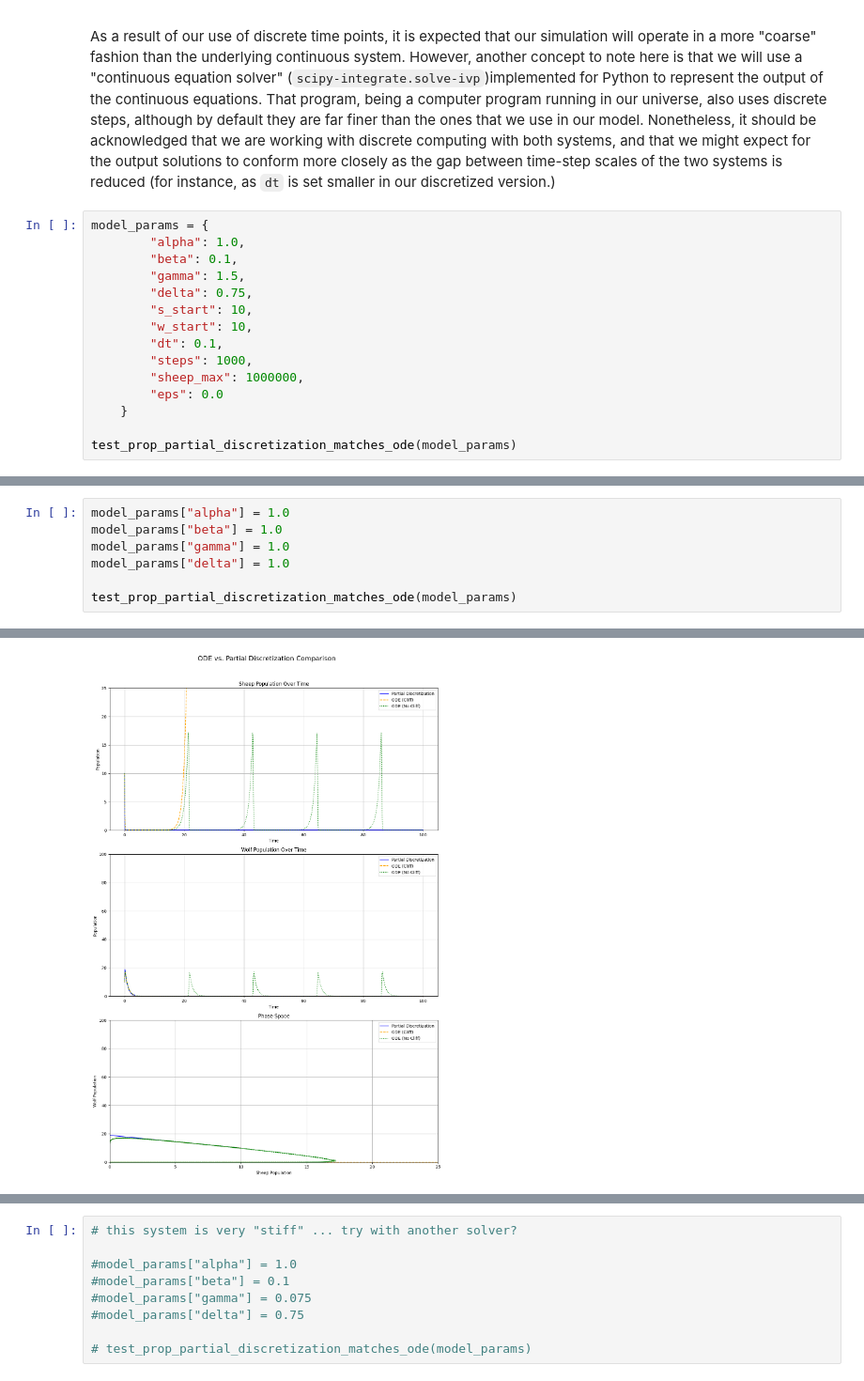
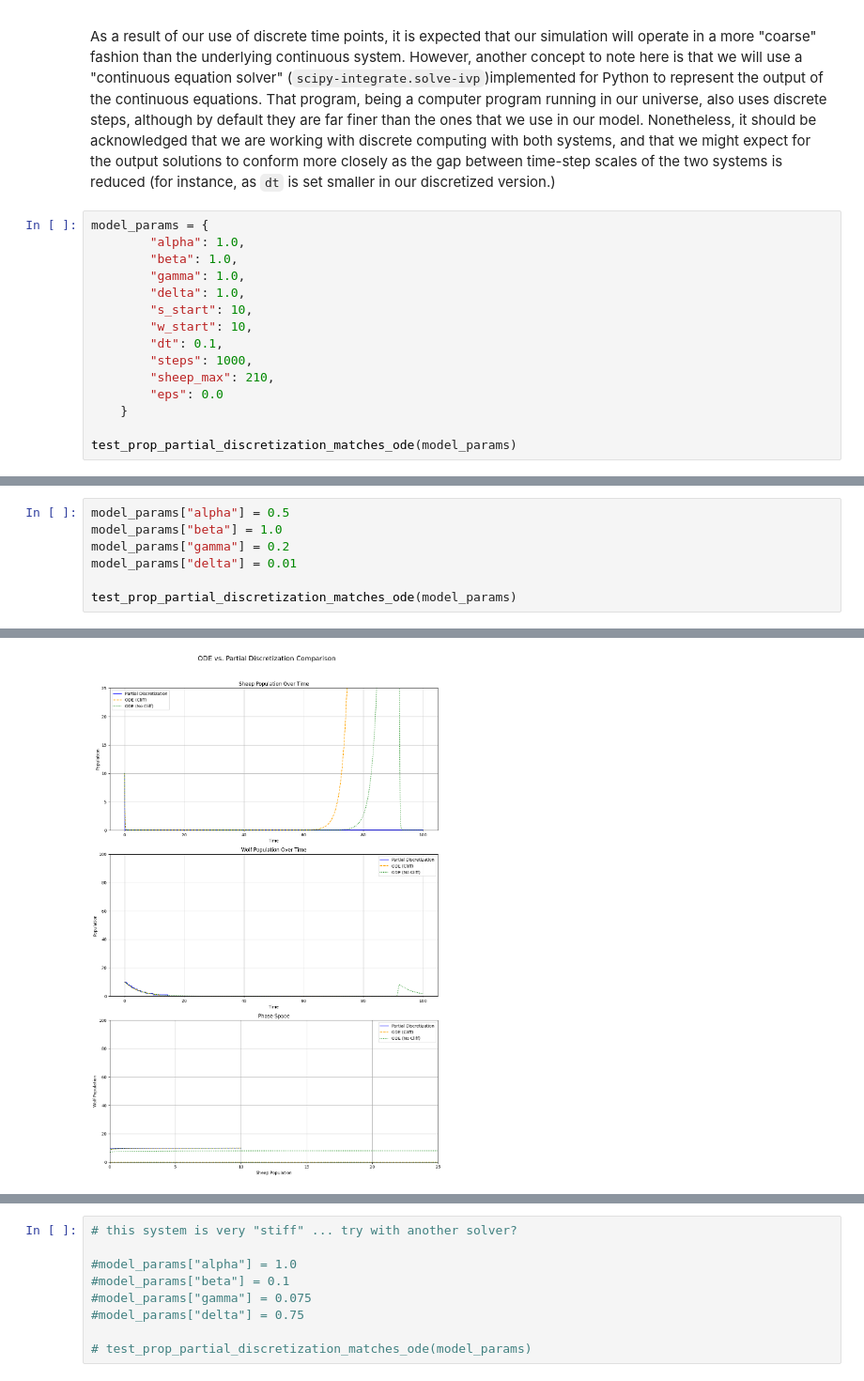
Before and after one commit to peterdresslar/do-android-wolves-dream-of-electric-sheep, a Jupyter notebook: notebooks/validation.ipynb, the cells around one changed output, grey strips where cells are left out. Shown: that part at 94% size. Saved outputs shown, nothing was run; the diff lists cells and outputs as text.

```diff
--- a/notebooks/validation.ipynb
+++ b/notebooks/validation.ipynb
@@ -84,14 +84,14 @@ As a result of our use of discrete time points, it is expected that our simulati
 # %%
 model_params = {
         "alpha": 1.0,
-        "beta": 0.1,
-        "gamma": 1.5,
-        "delta": 0.75,
+        "beta": 1.0,
+        "gamma": 1.0,
+        "delta": 1.0,
         "s_start": 10,
         "w_start": 10,
         "dt": 0.1,
         "steps": 1000,
-        "sheep_max": 1000000,
+        "sheep_max": 210,
         "eps": 0.0
     }
 
@@ -133,10 +133,10 @@ Wolves Population:
 
  [1001 rows x 3 columns])
 # %%
-model_params["alpha"] = 1.0
+model_params["alpha"] = 0.5
 model_params["beta"] = 1.0
-model_params["gamma"] = 1.0
-model_params["delta"] = 1.0
+model_params["gamma"] = 0.2
+model_params["delta"] = 0.01
 
 test_prop_partial_discretization_matches_ode(model_params)
 # %% [output]
@@ -160 +160 @@ Wolves Population:
-[figure, old version]
+[figure, new version]
```
Also changed, not shown: parts of 4 cells of this notebook, 1 other file.
